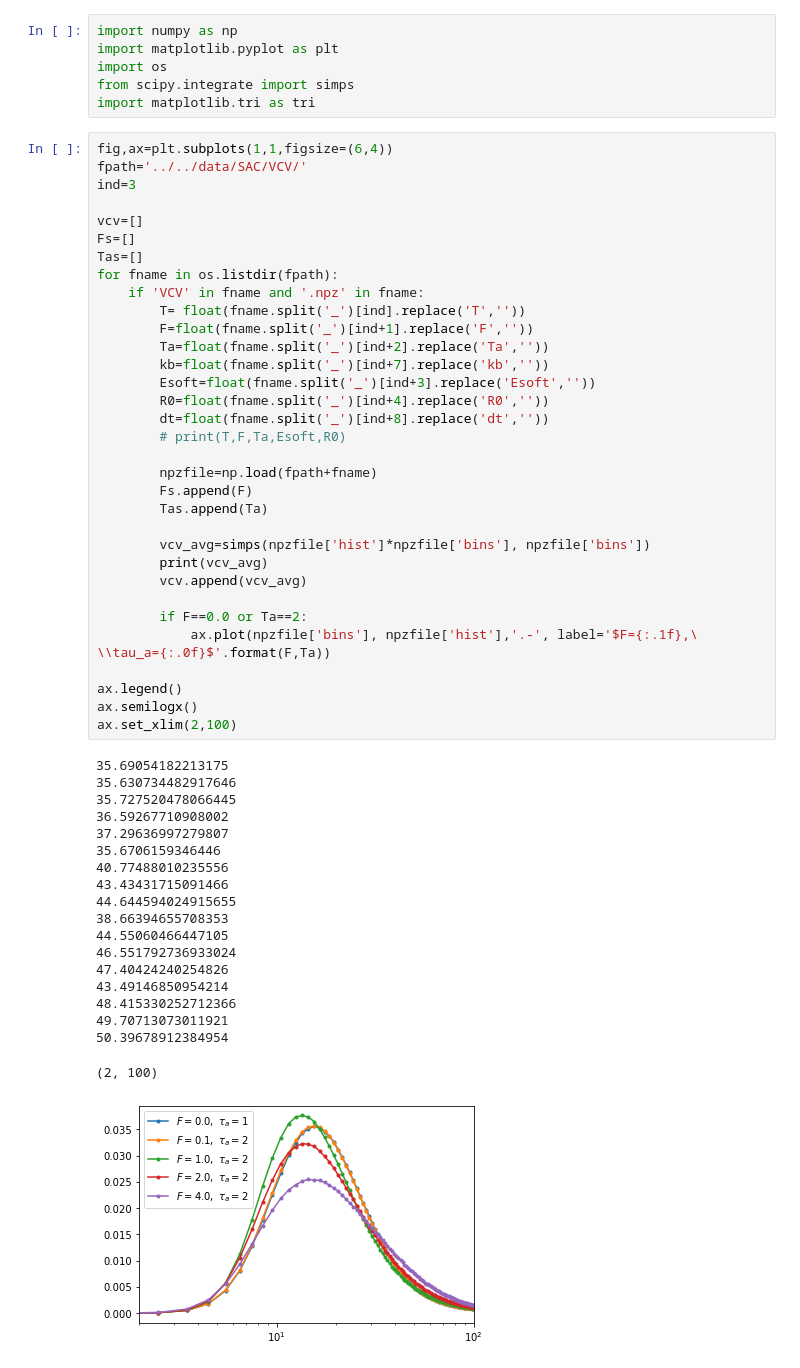
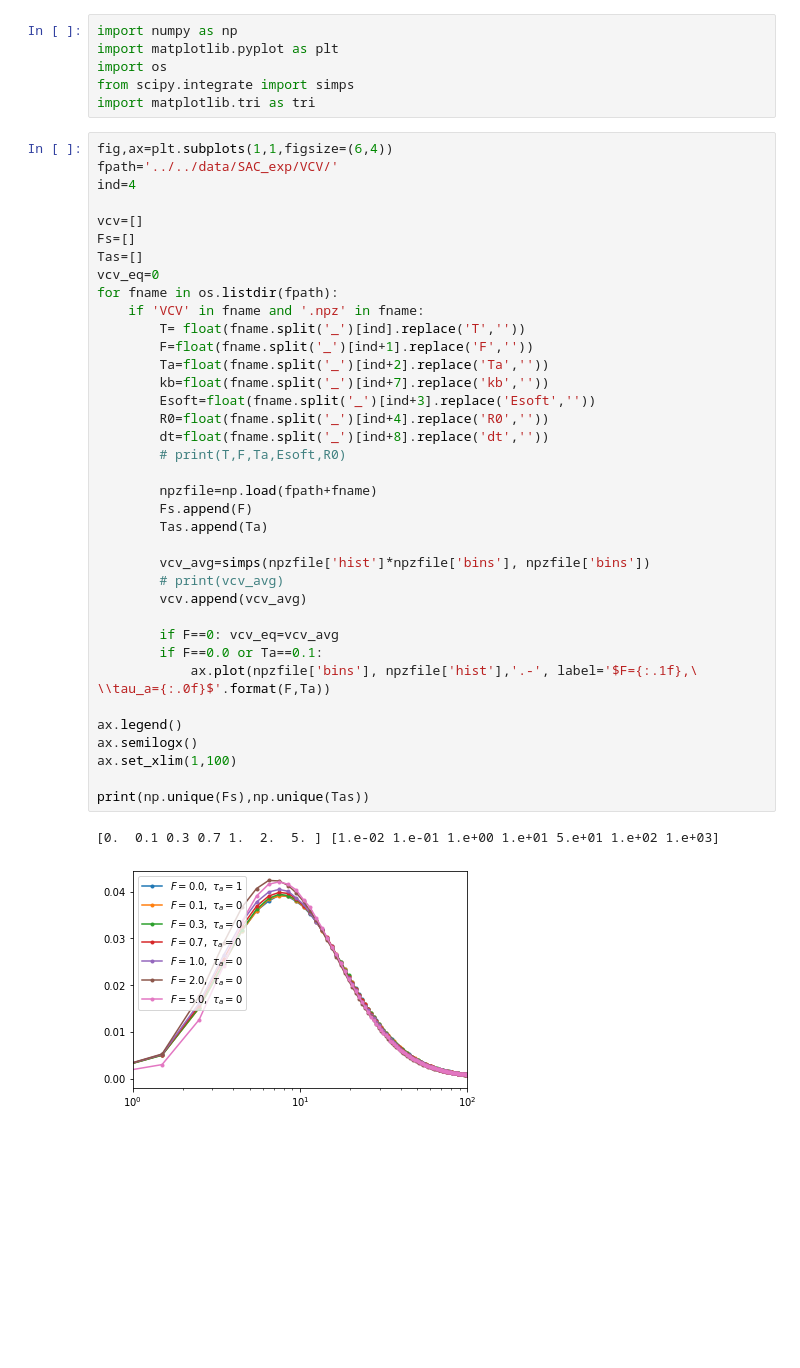
Before and after one commit to s-brahmachari/Active-noise-simulations, a Jupyter notebook: analysis_codes/plot_IPD.ipynb, the cells around one changed output. Drawn from its saved outputs; the diff is of its cells as text; blank space fills up the shorter version.

```diff
--- a/analysis_codes/plot_IPD.ipynb
+++ b/analysis_codes/plot_IPD.ipynb
@@ -6,55 +6,42 @@ from scipy.integrate import simps
 import matplotlib.tri as tri
 # %%
 fig,ax=plt.subplots(1,1,figsize=(6,4))
-fpath='../../data/SAC/VCV/'
-ind=3
+fpath='../../data/SAC_exp/VCV/'
+ind=4
 
 vcv=[]
 Fs=[]
 Tas=[]
+vcv_eq=0
 for fname in os.listdir(fpath):
     if 'VCV' in fname and '.npz' in fname:
         T= float(fname.split('_')[ind].replace('T',''))
         F=float(fname.split('_')[ind+1].replace('F',''))
         Ta=float(fname.split('_')[ind+2].replace('Ta',''))
         kb=float(fname.split('_')[ind+7].replace('kb',''))
         Esoft=float(fname.split('_')[ind+3].replace('Esoft',''))
         R0=float(fname.split('_')[ind+4].replace('R0',''))
         dt=float(fname.split('_')[ind+8].replace('dt',''))
         # print(T,F,Ta,Esoft,R0)
 
         npzfile=np.load(fpath+fname)
         Fs.append(F)
         Tas.append(Ta)
 
         vcv_avg=simps(npzfile['hist']*npzfile['bins'], npzfile['bins'])
-        print(vcv_avg)
+        # print(vcv_avg)
         vcv.append(vcv_avg)
 
-        if F==0.0 or Ta==2:
+        if F==0: vcv_eq=vcv_avg
+        if F==0.0 or Ta==0.1:
             ax.plot(npzfile['bins'], npzfile['hist'],'.-', label='$F={:.1f},\ \\tau_a={:.0f}$'.format(F,Ta))
 
 ax.legend()
 ax.semilogx()
-ax.set_xlim(2,100)
+ax.set_xlim(1,100)
+
+print(np.unique(Fs),np.unique(Tas))
 # %% [output]
-35.69054182213175
-35.630734482917646
-35.727520478066445
-36.59267710908002
-37.29636997279807
-35.6706159346446
-40.77488010235556
-43.43431715091466
-44.644594024915655
-38.66394655708353
-44.55060466447105
-46.551792736933024
-47.40424240254826
-43.49146850954214
-48.415330252712366
-49.70713073011921
-50.39678912384954
+[0.  0.1 0.3 0.7 1.  2.  5. ] [1.e-02 1.e-01 1.e+00 1.e+01 5.e+01 1.e+02 1.e+03]
-(2, 100)
-[figure, old version]
+[figure, new version]
 # %%
```
Also changed, not shown: parts of 1 cell of this notebook, 1 other file.
